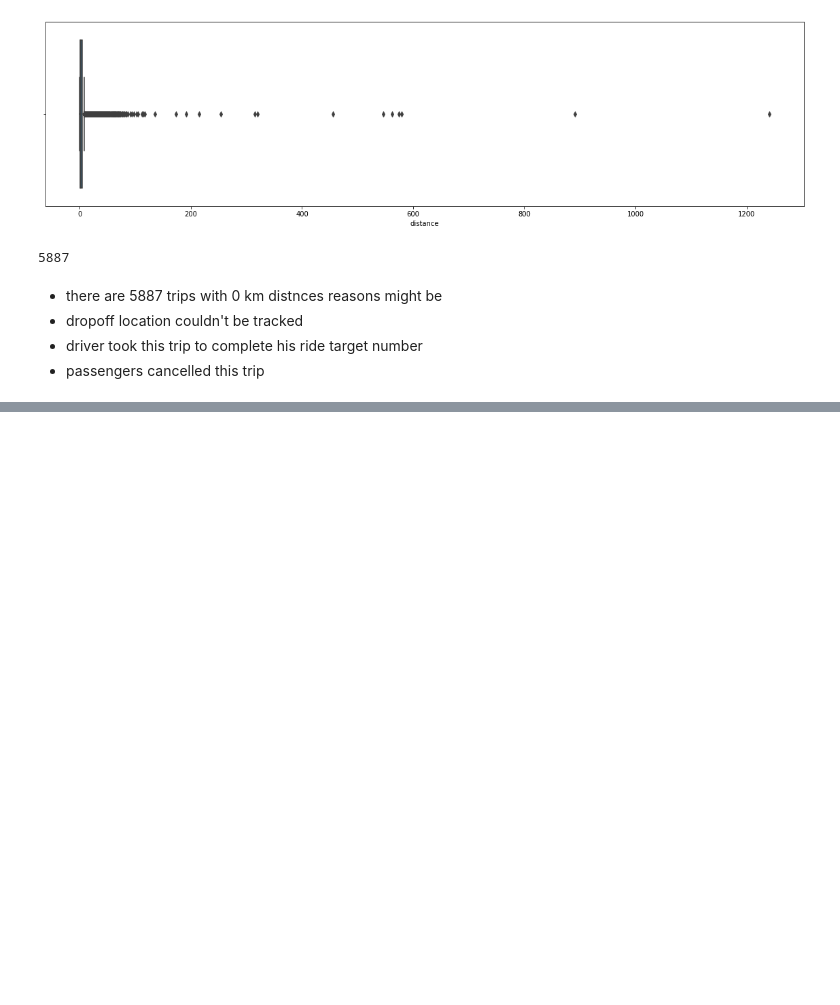
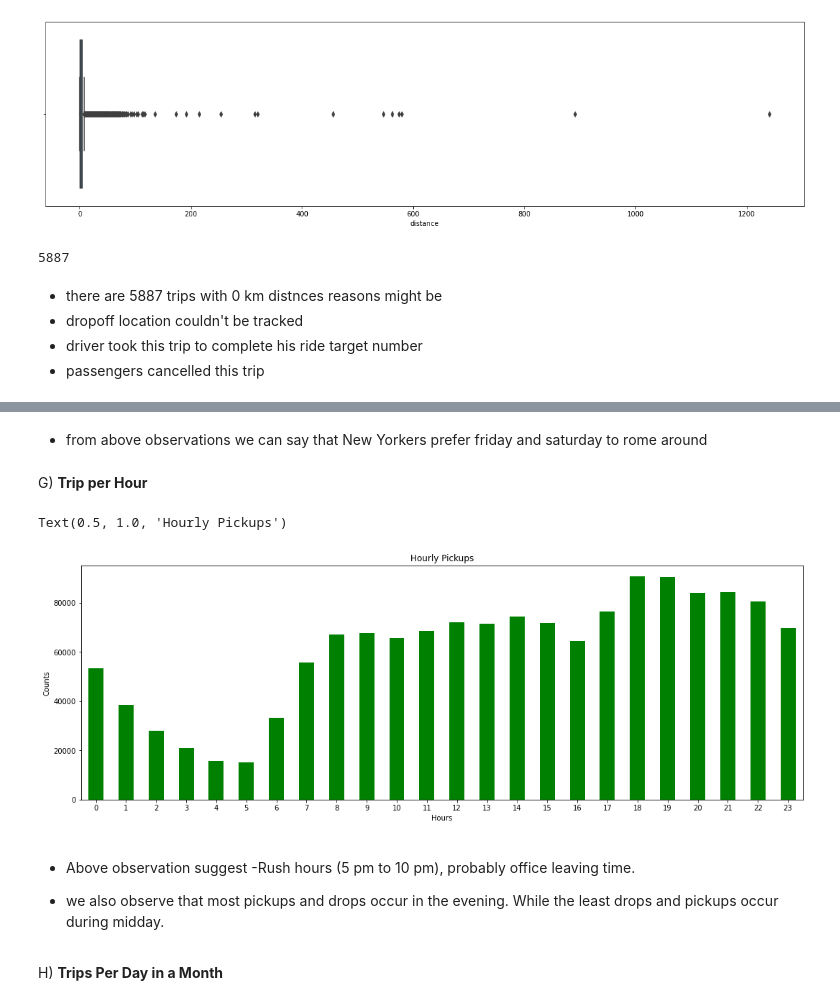
Before and after one commit to Deven876/project-2-NYC-Taxi-Trip-Time-Prediction, a Jupyter notebook: project_2_Taxi_Trip_Time_Prediction_.ipynb, the cells around one changed output, grey strips where cells are left out. Drawn from its saved outputs; the diff is of its cells as text; code cells hidden in the pictures; blank space fills up the shorter version.

```diff
--- a/project_2_Taxi_Trip_Time_Prediction_.ipynb
+++ b/project_2_Taxi_Trip_Time_Prediction_.ipynb
@@ -394,0 +410,22 @@ data1.distance[data1.distance==0].count()
+# %% [markdown]
+- from above observations we can say that New Yorkers prefer friday and saturday to rome around
+# %% [markdown]
+G) **Trip per Hour**
+# %%
+# lets look at hourly pickups
+plt.figure(figsize=(18,6))
+hour=data1['pickup_hour'].value_counts().sort_index()
+hour.plot(kind='bar',color='green')
+plt.xticks(rotation=0) # used to change ticks rotations
+plt.xlabel('Hours')
+plt.ylabel('Counts')
+plt.title('Hourly Pickups')
+# %% [output]
+Text(0.5, 1.0, 'Hourly Pickups')
+[figure, added]
+# %% [markdown]
+- Above observation suggest -Rush hours (5 pm to 10 pm), probably office leaving time.
+
+- we also observe that most pickups and drops occur in the evening. While the least drops and pickups occur during midday.
+# %% [markdown]
+H) **Trips Per Day in a Month**
```
Also changed, not shown: parts of 3 cells of this notebook.
